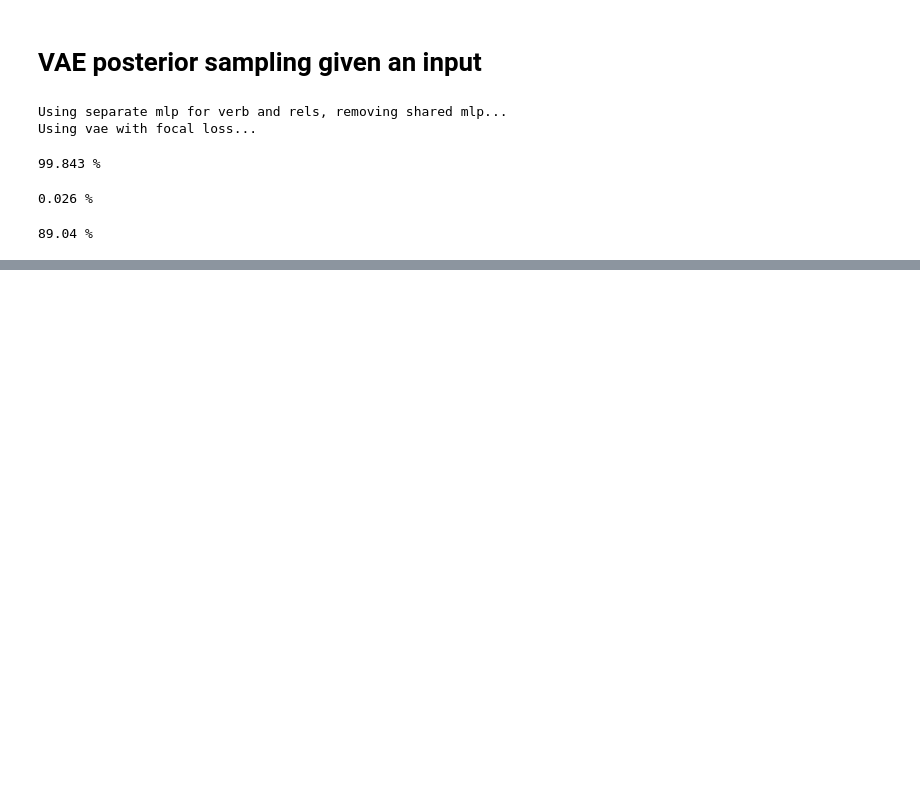
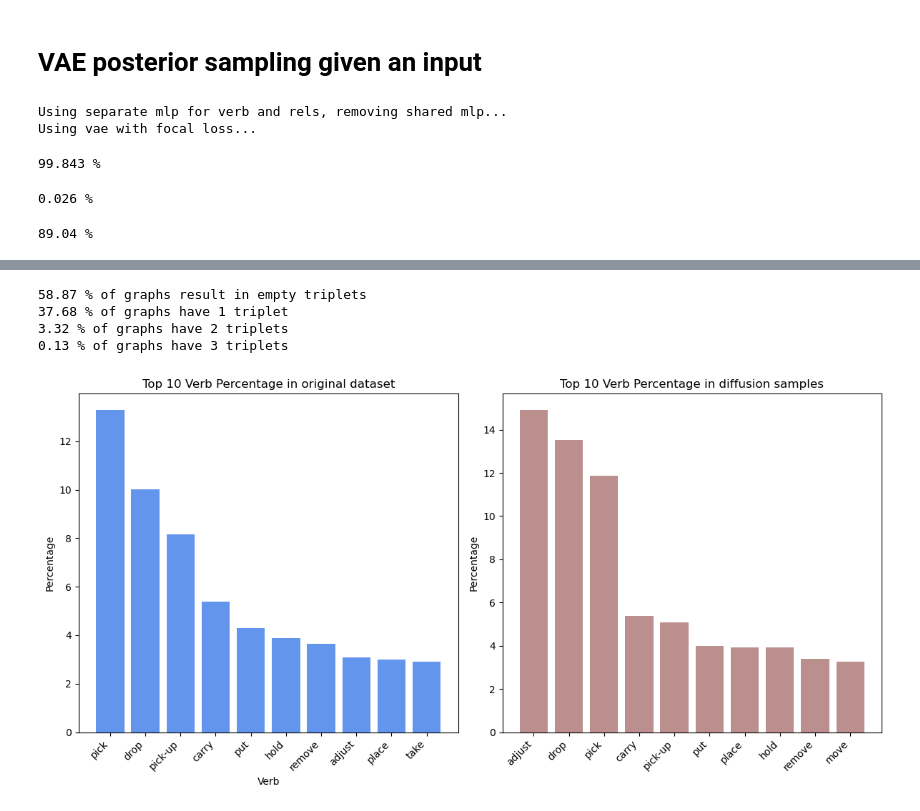
Before and after one commit to scoleri-mr/easg_classification, a Jupyter notebook: evaluating_vae.ipynb, the cells around one changed output, grey strips where cells are left out. Drawn from its saved outputs; the diff is of its cells as text; code cells hidden in the pictures; blank space fills up the shorter version.

```diff
--- a/evaluating_vae.ipynb
+++ b/evaluating_vae.ipynb
@@ -71,0 +112,40 @@ print(f"{(correct_vae*100/len(gt_vae)):.2f} %")
+# %%
+# Initialize counters
+count_0 = 0
+count_1 = 0
+count_2 = 0
+count_3 = 0
+
+# Loop through triplets_diffusion once
+for el in decoded_triplets:
+    triplet_size = el.size(0)
+    if triplet_size == 0:
+        count_0 += 1
+    elif triplet_size == 1:
+        count_1 += 1
+    elif triplet_size == 2:
+        count_2 += 1
+    elif triplet_size == 3:
+        count_3 += 1
+
+# Total number of elements
+total = len(decoded_triplets)
+
+# Print the percentages
+print(f'{(count_0 * 100 / total):.2f} % of graphs result in empty triplets')
+print(f'{(count_1 * 100 / total):.2f} % of graphs have 1 triplet')
+print(f'{(count_2 * 100 / total):.2f} % of graphs have 2 triplets')
+print(f'{(count_3 * 100 / total):.2f} % of graphs have 3 triplets')
+# %% [output]
+58.87 % of graphs result in empty triplets
+37.68 % of graphs have 1 triplet
+3.32 % of graphs have 2 triplets
+0.13 % of graphs have 3 triplets
+# %%
+from utils import compare_statistics
+verbs_list_original = [triplet[0].item() for triplets in triplets_original for triplet in triplets]
+verbs_list_vae = [triplet[0].item() for triplets in decoded_triplets for triplet in triplets]
+
+compare_statistics(verbs_list_original, verbs_list_vae, verbs, 'original dataset', 'diffusion samples', 'Verb')
+# %% [output]
+[figure, added]
```
Also changed, not shown: parts of 7 cells of this notebook.
